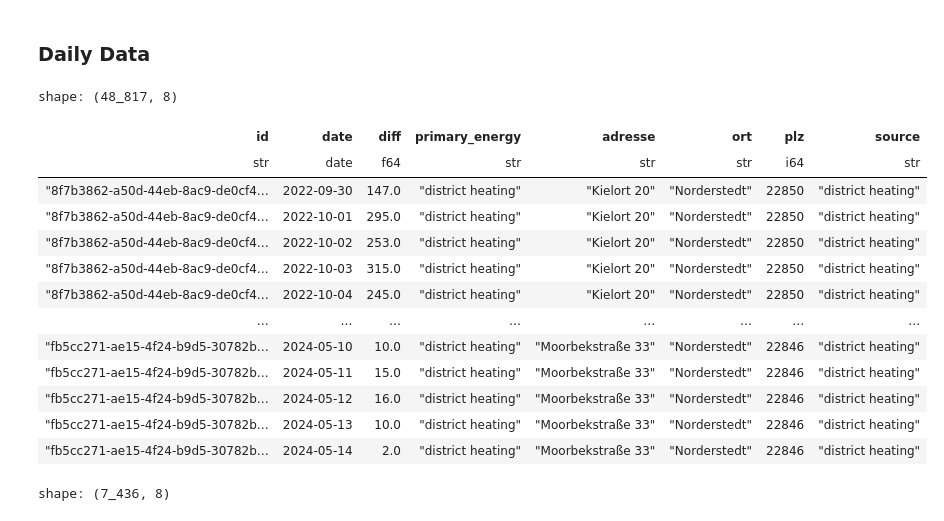
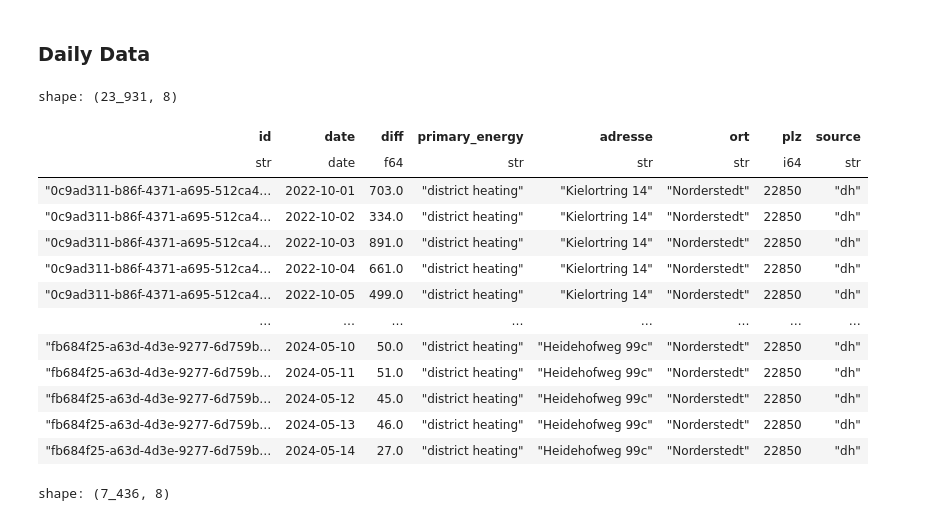
Before and after one commit to marja-w/energy-forecast-benchmark, a Jupyter notebook: notebooks/1.0-mw-data-exploration-dh-kinergy.ipynb, the cells around one changed output. Drawn from its saved outputs; the diff is of its cells as text; code cells hidden in the pictures.

```diff
--- a/notebooks/1.0-mw-data-exploration-dh-kinergy.ipynb
+++ b/notebooks/1.0-mw-data-exploration-dh-kinergy.ipynb
@@ -11,6 +11,7 @@ This notebook will
 ## Load Data
 # %%
 import polars as pl
+from polars.polars import date_range
 
 from src.energy_forecast.config import RAW_DATA_DIR, DATA_DIR
 
@@ -19,3 +20,5 @@ dh_daily = RAW_DATA_DIR / "district_heating_daily.csv"
 kinergy_daily = RAW_DATA_DIR / "kinergy_daily.csv"
 kinergy_hourly = RAW_DATA_DIR / "kinergy_hourly.csv"
 legacy_daily = DATA_DIR / "legacy_data" / "legacy_systen_counter_daily_values.csv"
+
+dh_meta = RAW_DATA_DIR / "district_heating_meta.csv"
@@ -35,26 +32,33 @@ shape: (3, 1)
 ### Daily Data
 # %%
 df_dh_daily = pl.read_csv(dh_daily)
-df_dh_daily = df_dh_daily.with_columns(pl.col("date").str.to_date(),
-                                       pl.lit("district heating").alias("source"),
-                                       pl.concat_str([pl.col("eco_u_id"), pl.col("data_provider_id")]).alias("id")
-                                       ).select(col_list)
+df_dh_meta = pl.read_csv(dh_meta)
+df_dh_daily = df_dh_daily.with_columns(pl.col("time").str.to_datetime().dt.date().alias("date"),
+                                       pl.lit("dh").alias("source"),
+                                       pl.lit("district heating").alias("primary_energy"),
+                                       pl.concat_str(pl.col("eco_u_id")).alias("id")
+                                       )
+df_dh_daily = df_dh_daily.join(df_dh_meta, on=["eco_u_id", 'data_provider_id'], how="left").with_columns(
+    pl.col("value").diff().over(pl.col("id")).alias("diff")).drop_nulls(subset=["diff"])
+df_dh_daily = df_dh_daily.rename({"address": "adresse",
+                                  "city": "ort",
+                                  "postal_code": "plz"}).select(col_list)
 df_dh_daily
 # %% [output]
-shape: (48_817, 8)
+shape: (23_931, 8)
 | id | date | diff | primary_energy | adresse | ort | plz | source |
 | str | date | f64 | str | str | str | i64 | str |
-| "8f7b3862-a50d-44eb-8ac9-de0cf4… | 2022-09-30 | 147.0 | "district heating" | "Kielort 20" | "Norderstedt" | 22850 | "district heating" |
-| "8f7b3862-a50d-44eb-8ac9-de0cf4… | 2022-10-01 | 295.0 | "district heating" | "Kielort 20" | "Norderstedt" | 22850 | "district heating" |
-| "8f7b3862-a50d-44eb-8ac9-de0cf4… | 2022-10-02 | 253.0 | "district heating" | "Kielort 20" | "Norderstedt" | 22850 | "district heating" |
-| "8f7b3862-a50d-44eb-8ac9-de0cf4… | 2022-10-03 | 315.0 | "district heating" | "Kielort 20" | "Norderstedt" | 22850 | "district heating" |
-| "8f7b3862-a50d-44eb-8ac9-de0cf4… | 2022-10-04 | 245.0 | "district heating" | "Kielort 20" | "Norderstedt" | 22850 | "district heating" |
+| "0c9ad311-b86f-4371-a695-512ca4… | 2022-10-01 | 703.0 | "district heating" | "Kielortring 14" | "Norderstedt" | 22850 | "dh" |
+| "0c9ad311-b86f-4371-a695-512ca4… | 2022-10-02 | 334.0 | "district heating" | "Kielortring 14" | "Norderstedt" | 22850 | "dh" |
+| "0c9ad311-b86f-4371-a695-512ca4… | 2022-10-03 | 891.0 | "district heating" | "Kielortring 14" | "Norderstedt" | 22850 | "dh" |
+| "0c9ad311-b86f-4371-a695-512ca4… | 2022-10-04 | 661.0 | "district heating" | "Kielortring 14" | "Norderstedt" | 22850 | "dh" |
+| "0c9ad311-b86f-4371-a695-512ca4… | 2022-10-05 | 499.0 | "district heating" | "Kielortring 14" | "Norderstedt" | 22850 | "dh" |
 | … | … | … | … | … | … | … | … |
-| "fb5cc271-ae15-4f24-b9d5-30782b… | 2024-05-10 | 10.0 | "district heating" | "Moorbekstraße 33" | "Norderstedt" | 22846 | "district heating" |
-| "fb5cc271-ae15-4f24-b9d5-30782b… | 2024-05-11 | 15.0 | "district heating" | "Moorbekstraße 33" | "Norderstedt" | 22846 | "district heating" |
-| "fb5cc271-ae15-4f24-b9d5-30782b… | 2024-05-12 | 16.0 | "district heating" | "Moorbekstraße 33" | "Norderstedt" | 22846 | "district heating" |
-| "fb5cc271-ae15-4f24-b9d5-30782b… | 2024-05-13 | 10.0 | "district heating" | "Moorbekstraße 33" | "Norderstedt" | 22846 | "district heating" |
-| "fb5cc271-ae15-4f24-b9d5-30782b… | 2024-05-14 | 2.0 | "district heating" | "Moorbekstraße 33" | "Norderstedt" | 22846 | "district heating" |
+| "fb684f25-a63d-4d3e-9277-6d759b… | 2024-05-10 | 50.0 | "district heating" | "Heidehofweg 99c" | "Norderstedt" | 22850 | "dh" |
+| "fb684f25-a63d-4d3e-9277-6d759b… | 2024-05-11 | 51.0 | "district heating" | "Heidehofweg 99c" | "Norderstedt" | 22850 | "dh" |
+| "fb684f25-a63d-4d3e-9277-6d759b… | 2024-05-12 | 45.0 | "district heating" | "Heidehofweg 99c" | "Norderstedt" | 22850 | "dh" |
+| "fb684f25-a63d-4d3e-9277-6d759b… | 2024-05-13 | 46.0 | "district heating" | "Heidehofweg 99c" | "Norderstedt" | 22850 | "dh" |
+| "fb684f25-a63d-4d3e-9277-6d759b… | 2024-05-14 | 27.0 | "district heating" | "Heidehofweg 99c" | "Norderstedt" | 22850 | "dh" |
 # %%
 df_kinergy_daily = pl.read_csv(kinergy_daily)
 df_kinergy_daily = df_kinergy_daily.with_columns(pl.col("date").str.to_date(),
```
Also changed, not shown: parts of 38 cells of this notebook, 5 other files.
